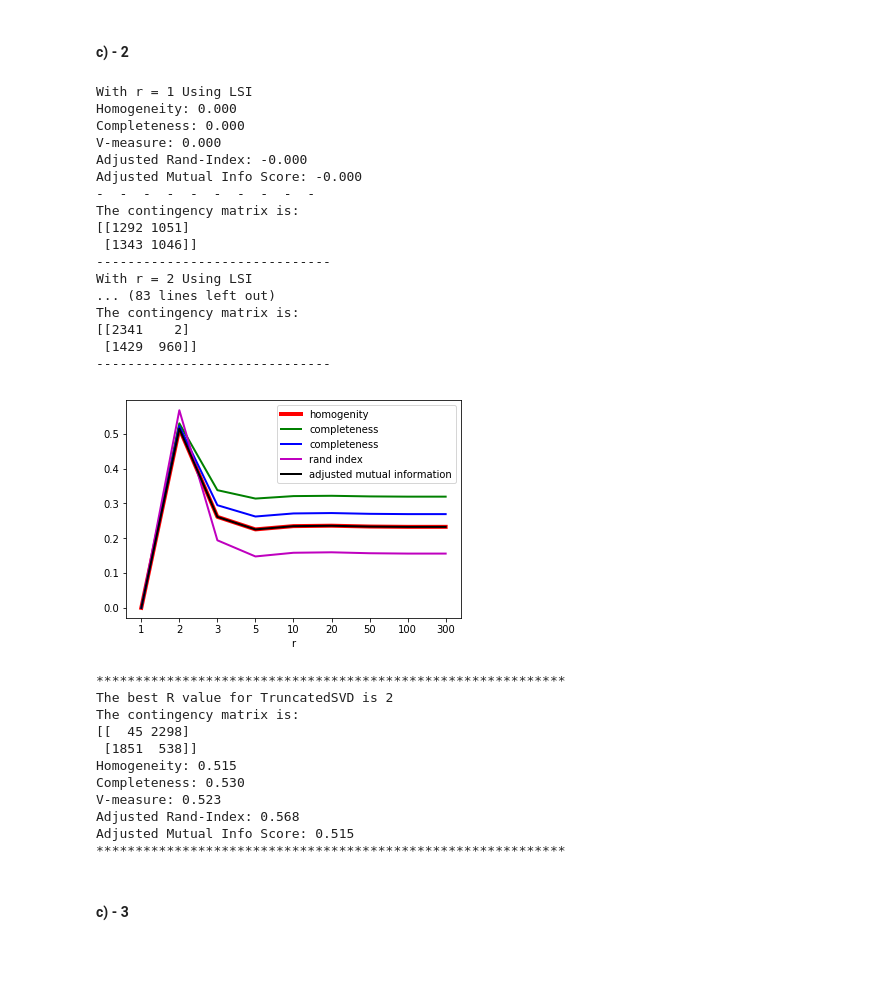
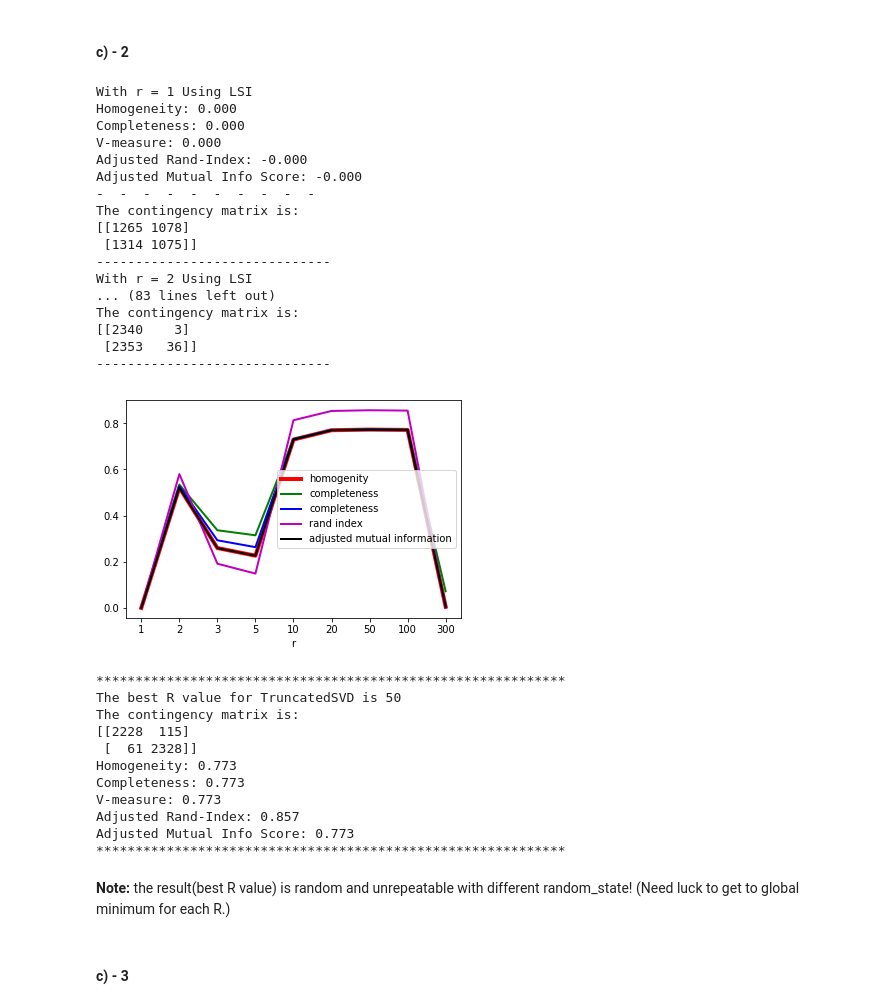
Before and after one commit to popo0293/EE219Project2, a Jupyter notebook: project2.ipynb, the cells around one changed output. Drawn from its saved outputs; the diff is of its cells as text; code cells hidden in the pictures; blank space fills up the shorter version.

```diff
--- a/project2.ipynb
+++ b/project2.ipynb
@@ -65,7 +65,7 @@ def doTFIDF(data, mindf):
 
 
 def cluster_kmean(data, n):
-    km = KMeans(n_clusters=n, max_iter=100, verbose=False, random_state=42).fit(data)
+    km = KMeans(n_clusters=n, max_iter=100, n_init=2, verbose=False).fit(data)
     pred = km.predict(data)
     return pred
 
@@ -202,6 +202,7 @@ logging.info("loading finished")
 from timeit import default_timer as timer
 
 GET_DATA_FROM_FILES = True
+DETAILS = False
 
 logging.info("Problem 1")
 start = timer()
@@ -275,26 +276,38 @@ plt.show()
 # %% [markdown]
 #### c) - 2
 # %%
-# LSI
 r = [1, 2, 3, 5, 10, 20, 50, 100, 300]
 
-y = []
-cmatrix = []
-for i in r:
-    svd = TruncatedSVD(n_components=i, random_state=42)
-    # normalizer = Normalizer(copy=False)
-    # pipeline = make_pipeline(svd, normalizer)
-    # X_train_lsi = pipeline.fit_transform(X_train_tfidf)
-    X_train_lsi = svd.fit_transform(X_train_tfidf)
-    kmean = cluster_kmean(X_train_lsi, 2)
-    msg = 'With r = %d' % i + " Using LSI"
-    result = report_stats(train_label, kmean, CAT, display=False, msg=msg)
-    print("-  "*10)
-    print("The contingency matrix is: ")
-    cmatrix.append(result[0])
-    print(result[0])
-    y.append(result[1])
-    print("-"*30)
+# LSI
+y = None
+cmatrix = None
+if GET_DATA_FROM_FILES and False and not DETAILS \
+        and os.path.isfile("./y_lsi.pkl") \
+        and os.path.isfile("./cmatrix_lsi.pkl"):
+    logging.info("Loading y and cmatrix for LSI.")
+    y = pickle.load(open("./y_lsi.pkl", "rb"))
+    cmatrix = pickle.load(open("./cmatrix_lsi.pkl", "rb"))
+else:
+    y = []
+    cmatrix = []
+    for i in r:
+        svd = TruncatedSVD(n_components=i, random_state=None)
+        # normalizer = Normalizer(copy=False)
+        # pipeline = make_pipeline(svd, normalizer)
+        # X_train_lsi = pipeline.fit_transform(X_train_tfidf)
+        X_train_lsi = svd.fit_transform(X_train_tfidf)
+        kmean = cluster_kmean(X_train_lsi, 2)
+        msg = 'With r = %d' % i + " Using LSI"
+        result = report_stats(train_label, kmean, CAT, display=False, msg=msg)
+        print("-  "*10)
+        print("The contingency matrix is: ")
+        cmatrix.append(result[0])
+        print(result[0])
+        y.append(result[1])
+        print("-"*30)
+
+    pickle.dump(y, open("./y_lsi.pkl", "wb"), True)
+    pickle.dump(cmatrix, open("./cmatrix_lsi.pkl", "wb"), True)
 
 y_transpose = np.array(y).T.tolist()
 
@@ -310,49 +323,51 @@ plt.xticks(tick_marks, labels)
 plt.legend(handles=[l1, l2, l3, l4, l5])
 plt.xlabel('r')
 plt.show()
 
 best_r = [np.argmax(y_transpose[i]) for i in range(5)]
 print("*"*60)
 bi = np.bincount(best_r).argmax() # best_r_index
 print("The best R value for TruncatedSVD is %d" % r[bi])
 print("The contingency matrix is: ")
 print(cmatrix[bi])
 print("Homogeneity: %0.3f" % y_transpose[0][bi])
 print("Completeness: %0.3f" % y_transpose[1][bi])
 print("V-measure: %0.3f" % y_transpose[2][bi])
 print("Adjusted Rand-Index: %.3f" % y_transpose[3][bi])
 print("Adjusted Mutual Info Score: %0.3f" % y_transpose[4][bi])
 print("*"*60)
 # %% [output]
 With r = 1 Using LSI
 Homogeneity: 0.000
 Completeness: 0.000
 V-measure: 0.000
 Adjusted Rand-Index: -0.000
 Adjusted Mutual Info Score: -0.000
 -  -  -  -  -  -  -  -  -  -
 The contingency matrix is:
-[[1292 1051]
- [1343 1046]]
+[[1265 1078]
+ [1314 1075]]
 ------------------------------
 With r = 2 Using LSI
 ... (83 lines left out)
 The contingency matrix is:
-[[2341    2]
- [1429  960]]
+[[2340    3]
+ [2353   36]]
 ------------------------------
-[figure, old version]
+[figure, new version]
 ************************************************************
-The best R value for TruncatedSVD is 2
+The best R value for TruncatedSVD is 50
 The contingency matrix is:
-[[  45 2298]
- [1851  538]]
-Homogeneity: 0.515
-Completeness: 0.530
-V-measure: 0.523
-Adjusted Rand-Index: 0.568
-Adjusted Mutual Info Score: 0.515
+[[2228  115]
+ [  61 2328]]
+Homogeneity: 0.773
+Completeness: 0.773
+V-measure: 0.773
+Adjusted Rand-Index: 0.857
+Adjusted Mutual Info Score: 0.773
 ************************************************************
+# %% [markdown]
+**Note:** the result(best R value) is random and unrepeatable with different random_state! (Need luck to get to global minimum for each R.)
 # %% [markdown]
 #### c) - 3
 # %%
```
Also changed, not shown: parts of 3 cells of this notebook, 3 other files.
